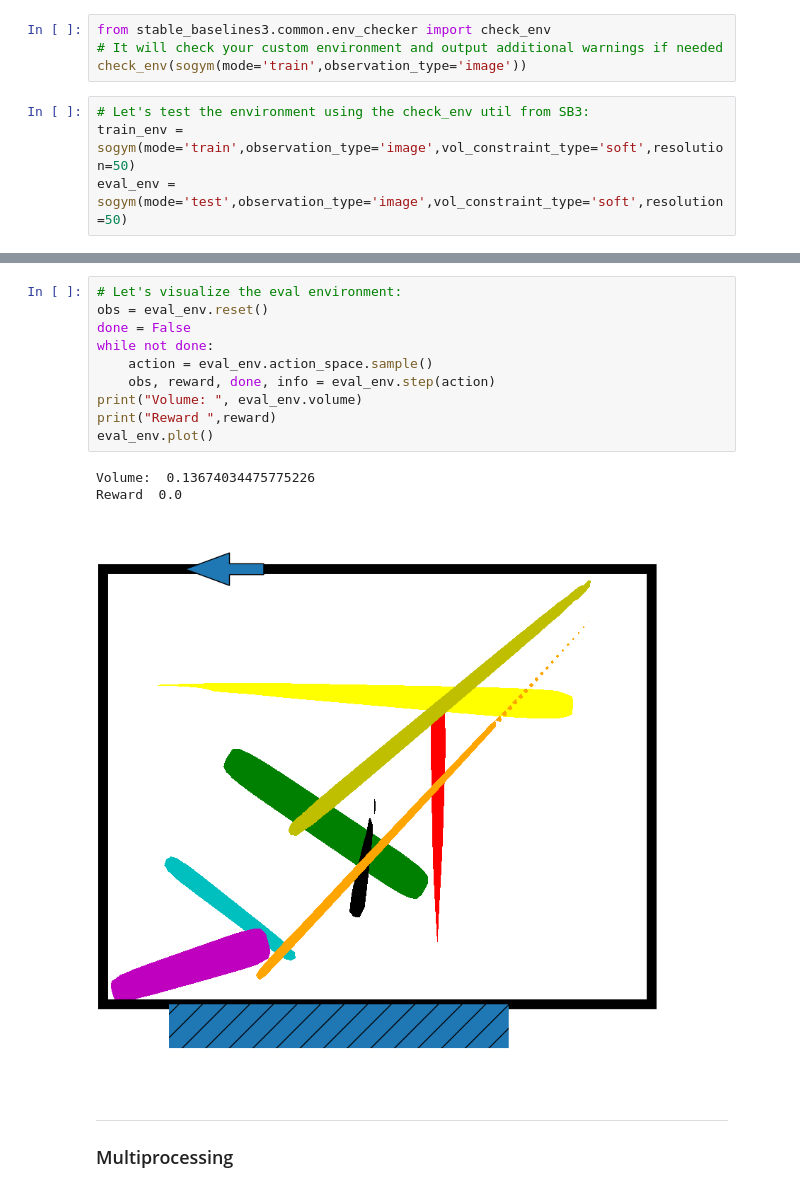
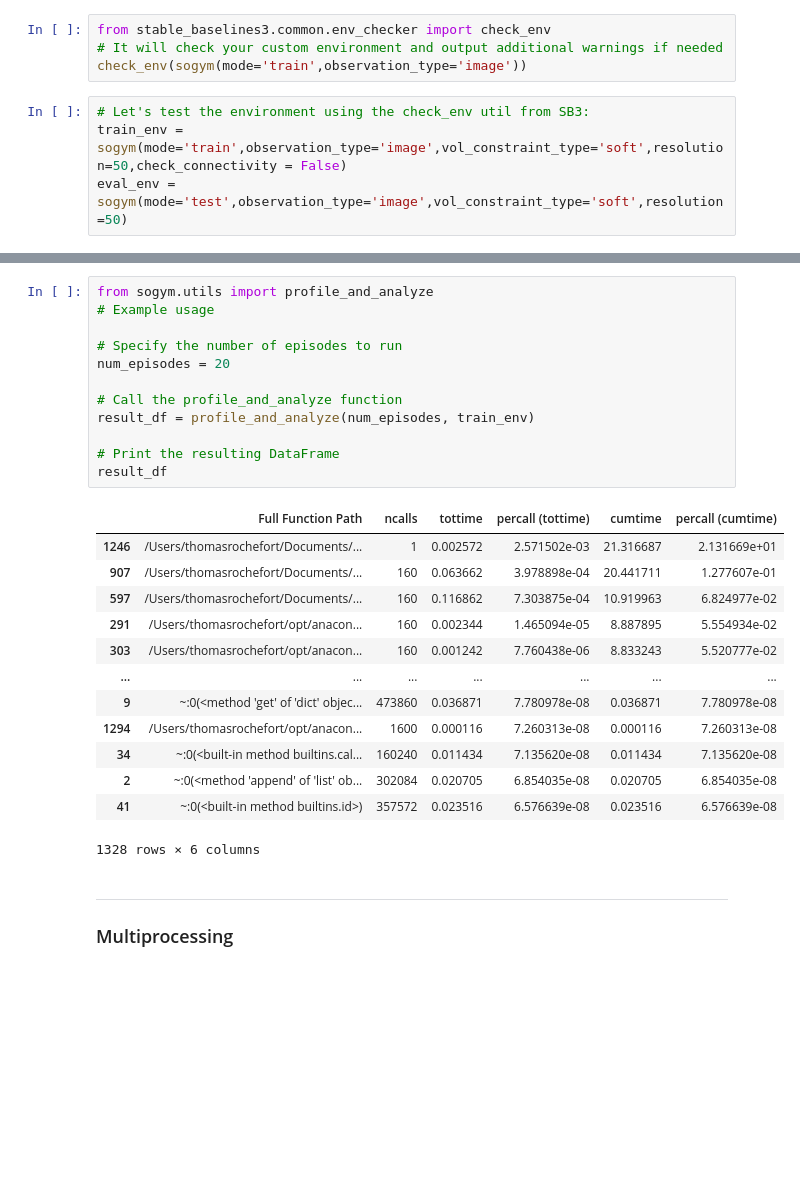
Before and after one commit to ThomasRochefortB/sogym, a Jupyter notebook: rl_training.ipynb, the cells around one changed output, grey strips where cells are left out. Drawn from its saved outputs; the diff is of its cells as text; blank space fills up the shorter version.

```diff
--- a/rl_training.ipynb
+++ b/rl_training.ipynb
@@ -30,5 +30,5 @@ from stable_baselines3.common.env_checker import check_env
 check_env(sogym(mode='train',observation_type='image'))
 # %%
 # Let's test the environment using the check_env util from SB3:
-train_env = sogym(mode='train',observation_type='image',vol_constraint_type='soft',resolution=50)
+train_env = sogym(mode='train',observation_type='image',vol_constraint_type='soft',resolution=50,check_connectivity = False)
 eval_env = sogym(mode='test',observation_type='image',vol_constraint_type='soft',resolution=50)
@@ -68,17 +52,29 @@ ax.axis('on')
-# %%
-# Let's visualize the eval environment:
-obs = eval_env.reset()
-done = False
-while not done:
-    action = eval_env.action_space.sample()
-    obs, reward, done, info = eval_env.step(action)
-print("Volume: ", eval_env.volume)
-print("Reward ",reward)
-eval_env.plot()
-# %% [output]
-Volume:  0.13674034475775226
-Reward  0.0
-[figure, removed]
+# %%
+from sogym.utils import profile_and_analyze
+# Example usage
+
+# Specify the number of episodes to run
+num_episodes = 20
+
+# Call the profile_and_analyze function
+result_df = profile_and_analyze(num_episodes, train_env)
+
+# Print the resulting DataFrame
+result_df
+# %% [output]
+|  | Full Function Path | ncalls | tottime | percall (tottime) | cumtime | percall (cumtime) |
+| 1246 | /Users/thomasrochefort/Documents/... | 1 | 0.002572 | 2.571502e-03 | 21.316687 | 2.131669e+01 |
+| 907 | /Users/thomasrochefort/Documents/... | 160 | 0.063662 | 3.978898e-04 | 20.441711 | 1.277607e-01 |
+| 597 | /Users/thomasrochefort/Documents/... | 160 | 0.116862 | 7.303875e-04 | 10.919963 | 6.824977e-02 |
+| 291 | /Users/thomasrochefort/opt/anacon... | 160 | 0.002344 | 1.465094e-05 | 8.887895 | 5.554934e-02 |
+| 303 | /Users/thomasrochefort/opt/anacon... | 160 | 0.001242 | 7.760438e-06 | 8.833243 | 5.520777e-02 |
+| ... | ... | ... | ... | ... | ... | ... |
+| 9 | ~:0(<method 'get' of 'dict' objec... | 473860 | 0.036871 | 7.780978e-08 | 0.036871 | 7.780978e-08 |
+| 1294 | /Users/thomasrochefort/opt/anacon... | 1600 | 0.000116 | 7.260313e-08 | 0.000116 | 7.260313e-08 |
+| 34 | ~:0(<built-in method builtins.cal... | 160240 | 0.011434 | 7.135620e-08 | 0.011434 | 7.135620e-08 |
+| 2 | ~:0(<method 'append' of 'list' ob... | 302084 | 0.020705 | 6.854035e-08 | 0.020705 | 6.854035e-08 |
+| 41 | ~:0(<built-in method builtins.id>) | 357572 | 0.023516 | 6.576639e-08 | 0.023516 | 6.576639e-08 |
+1328 rows × 6 columns
 # %% [markdown]
 ---
 ### Multiprocessing
```
Also changed, not shown: parts of 14 cells of this notebook.
